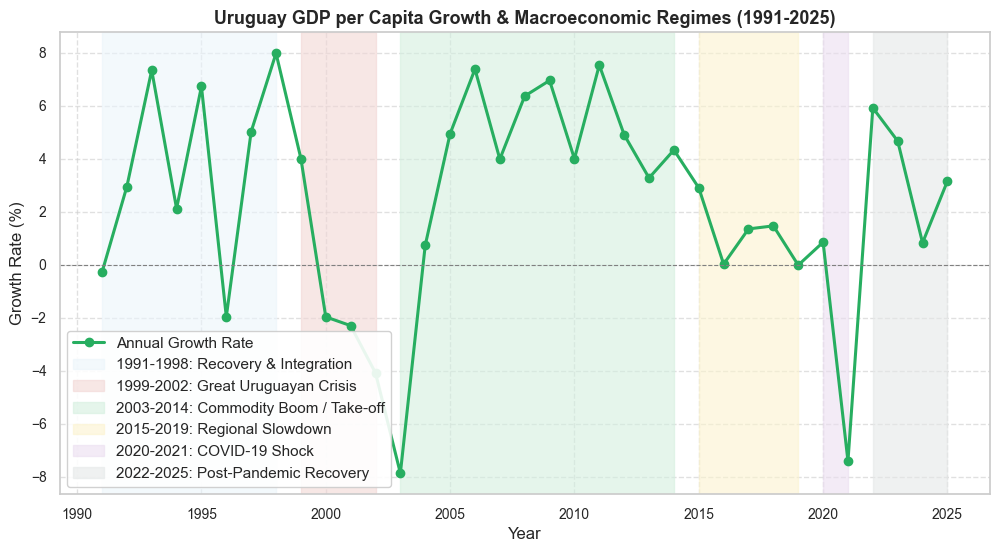
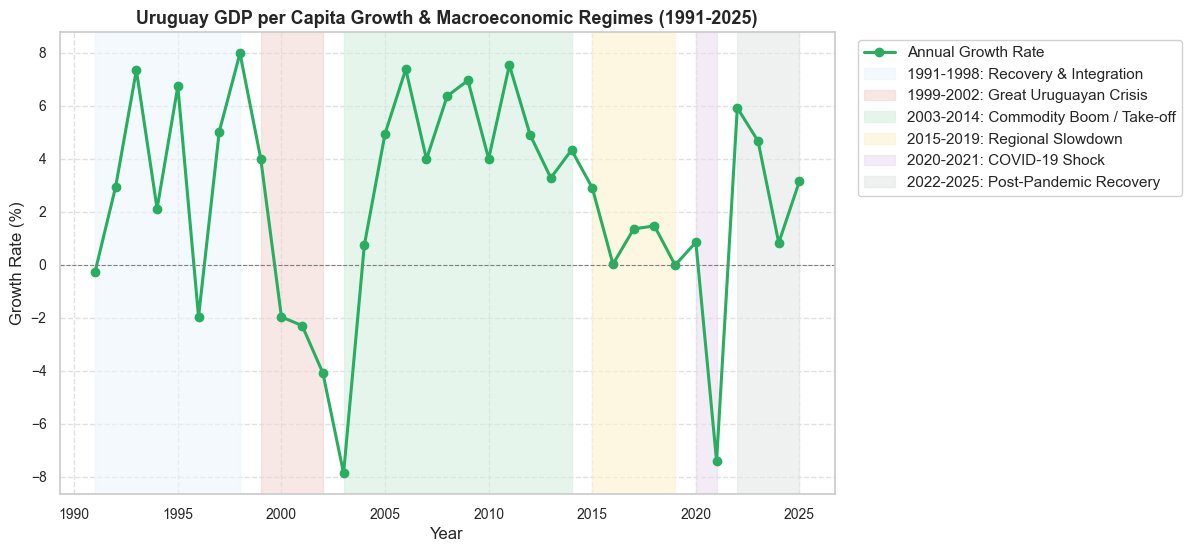
Unified diff of the notebook cell whose output changed from the first chart to the second:
--- before
+++ after
@@ -1,5 +1,4 @@
 df2 = clean_data('Q2.csv')
 
-plt.figure(figsize=(12, 6))
 plt.plot(df2['Year'], df2.iloc[:, 2], color='#27ae60', marker='o', label='Annual Growth Rate')
 plt.axhline(0, color='gray', linestyle='--', linewidth=0.8)
@@ -16,5 +15,10 @@
 plt.xlabel('Year')
 plt.ylabel('Growth Rate (%)')
-plt.legend(loc='lower left', frameon=True, facecolor='white', framealpha=0.9)
+
+# Move the legend box outside to the right side of the graph
+plt.legend(bbox_to_anchor=(1.02, 1), loc='upper left', frameon=True, facecolor='white', framealpha=0.9)
+
 plt.grid(True, linestyle='--', alpha=0.6)
-plt.show()
+
+# Save the figure ensuring the outside legend is fully visible and not truncated
+plt.savefig('uruguay_gdp_growth.png', bbox_inches='tight')

Commit: 2